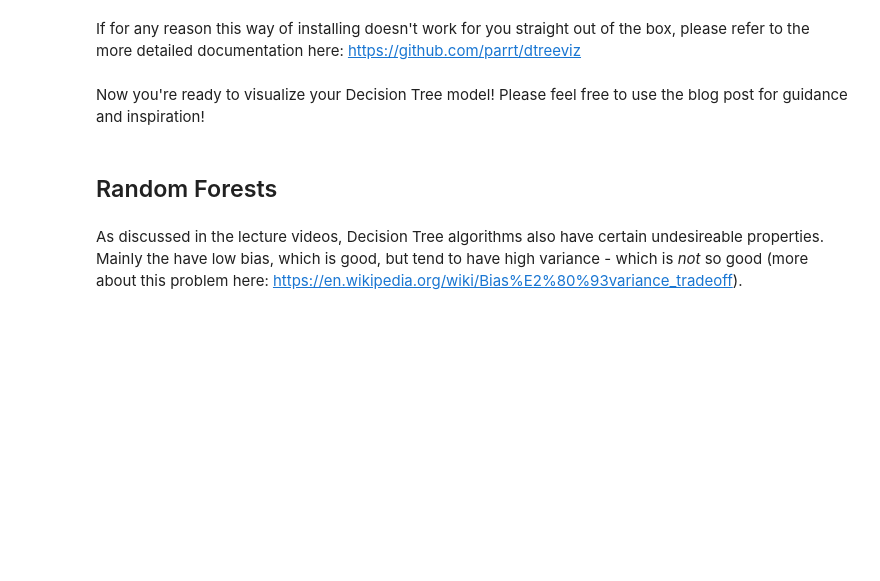
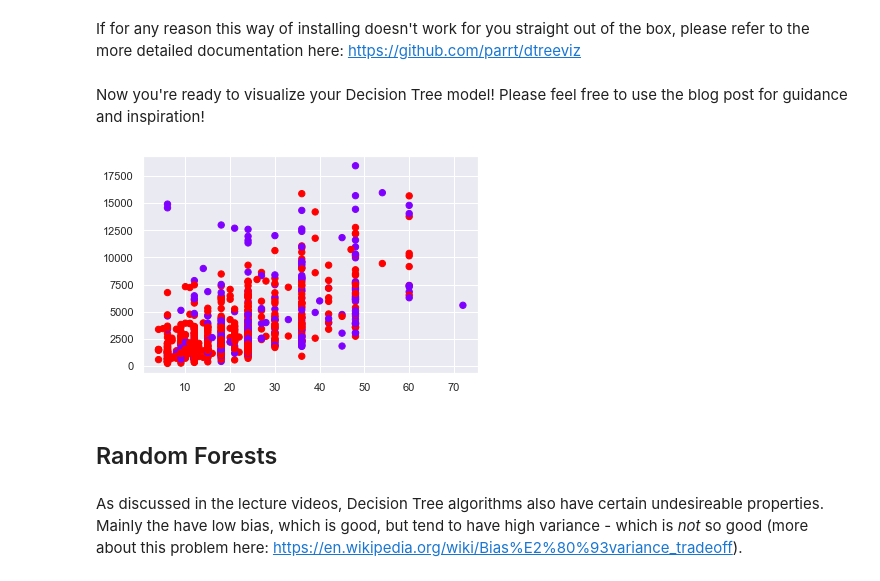
Before and after one commit to lglerdoe/mec-mini-projects, a Jupyter notebook: mec-13.5.1-tree-based-algorithms-mini-project/Mini_Project_Tree-Based_Algorithms.ipynb, the cells around one changed output. Cells and saved outputs as stored; diff of their text form; code cells hidden in the pictures; blank space fills up the shorter version.

```diff
--- a/mec-13.5.1-tree-based-algorithms-mini-project/Mini_Project_Tree-Based_Algorithms.ipynb
+++ b/mec-13.5.1-tree-based-algorithms-mini-project/Mini_Project_Tree-Based_Algorithms.ipynb
@@ -40,3 +44,4 @@ from sklearn.model_selection import train_test_split
 from sklearn.model_selection import GridSearchCV
 # %%
 # Your code here! :)
+german_credit=pd.read_csv('./GermanCredit.csv.zip')
@@ -42,0 +60,3 @@ from sklearn.model_selection import GridSearchCV
+# %%
+german_credit["Class"] = german_credit["Class"].replace("Good", 1).replace("Bad", 0)
+german_credit.head()
@@ -42,0 +71,3 @@ from sklearn.model_selection import GridSearchCV
+# %%
+y=np.array(german_credit["Class"])
+X=np.array(german_credit.drop(["Class"], axis=1))
@@ -57,3 +93,8 @@ Now you're ready to visualize your Decision Tree model! Please feel free to use
+# %%
+# Your code here! :)
+plt.scatter(X[:, 0], X[:, 1], c=y, s=40, cmap='rainbow');
+# %% [output]
+[figure, added]
 # %% [markdown]
 ## Random Forests
 # %% [markdown]
```
Also changed, not shown: parts of 17 cells of this notebook, 1 other file.
